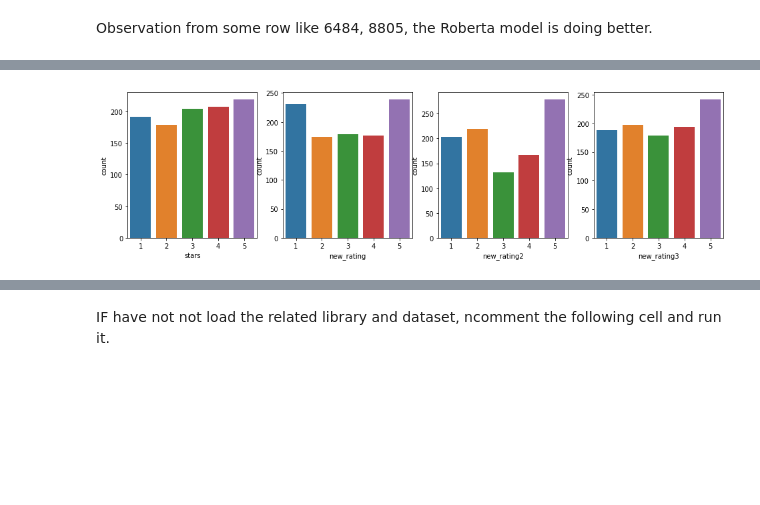
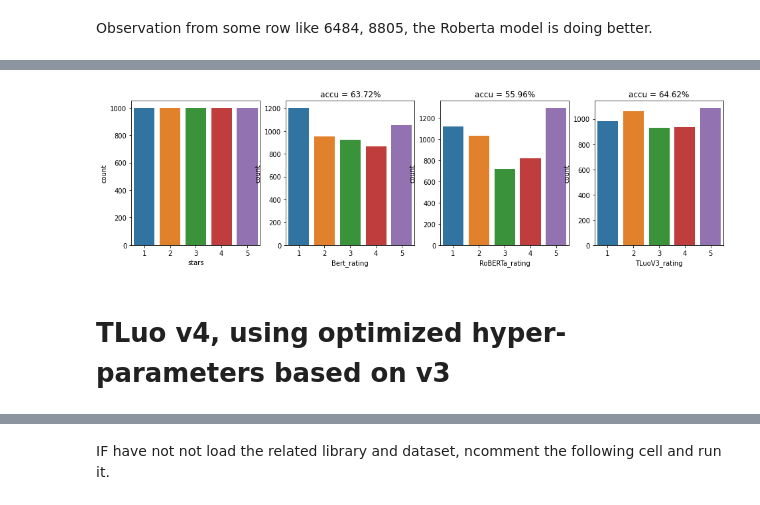
Before and after one commit to TongLuo2021/sentiment_on_MARC, a Jupyter notebook: NLP_Sentiment_MARC_TongLuo.ipynb, the cells around one changed output, grey strips where cells are left out. Drawn from its saved outputs; the diff is of its cells as text; code cells hidden in the pictures; blank space fills up the shorter version.

```diff
--- a/NLP_Sentiment_MARC_TongLuo.ipynb
+++ b/NLP_Sentiment_MARC_TongLuo.ipynb
@@ -548,0 +548,4 @@ review_en_1000_df
+# %%
+
+# Run on the complete 5000 rows
+review_en_df['Bert_rating'] = review_en_df.apply(rate_a_review_comb, axis = 1)
@@ -601,0 +589,4 @@ review_en_1000_df
+# %%
+#Run on the whole 5000 rows, takes about 5 min
+review_en_df['RoBERTa_rating'] = review_en_df.apply(rate_a_review_comb2, axis = 1)
+review_en_df.head()
@@ -639,6 +637,6 @@ def rate_a_review_comb3(review):
   result = model3(tokens)
   return int(torch.argmax(result.logits)) + 1
 # %%
-review_en_1000_df['new_rating3'] = review_en_1000_df.apply(rate_a_review_comb3, axis = 1)
-review_en_1000_df
+review_en_df['TLuoV3_rating'] = review_en_df.apply(rate_a_review_comb3, axis = 1)
+review_en_df.head()
 # %% [output]
@@ -658,11 +664,11 @@ review_en_1000_df
 # %%
-
 fig, ax =plt.subplots(nrows=1, ncols=4, figsize=(16, 4))
-sns.countplot(review_en_1000_df.stars, ax=ax[0])
-sns.countplot(review_en_1000_df.new_rating, ax=ax[1])
-sns.countplot(review_en_1000_df.new_rating2, ax=ax[2])
-sns.countplot(review_en_1000_df.new_rating3, ax=ax[3])
-
+sns.countplot(review_en_df.stars, ax=ax[0])
+sns.countplot(review_en_df.Bert_rating, ax=ax[1]).set(title = 'accu = 63.72%')
+sns.countplot(review_en_df.RoBERTa_rating, ax=ax[2]).set(title = 'accu = 55.96%')
+sns.countplot(review_en_df.TLuoV3_rating, ax=ax[3]).set(title = 'accu = 64.62%')
 fig.show()
 # %% [output]
-[figure, old version]
+[figure, new version]
+# %% [markdown]
+# TLuo v4, using optimized hyper-parameters based on v3
```
Also changed, not shown: parts of 82 cells of this notebook.
